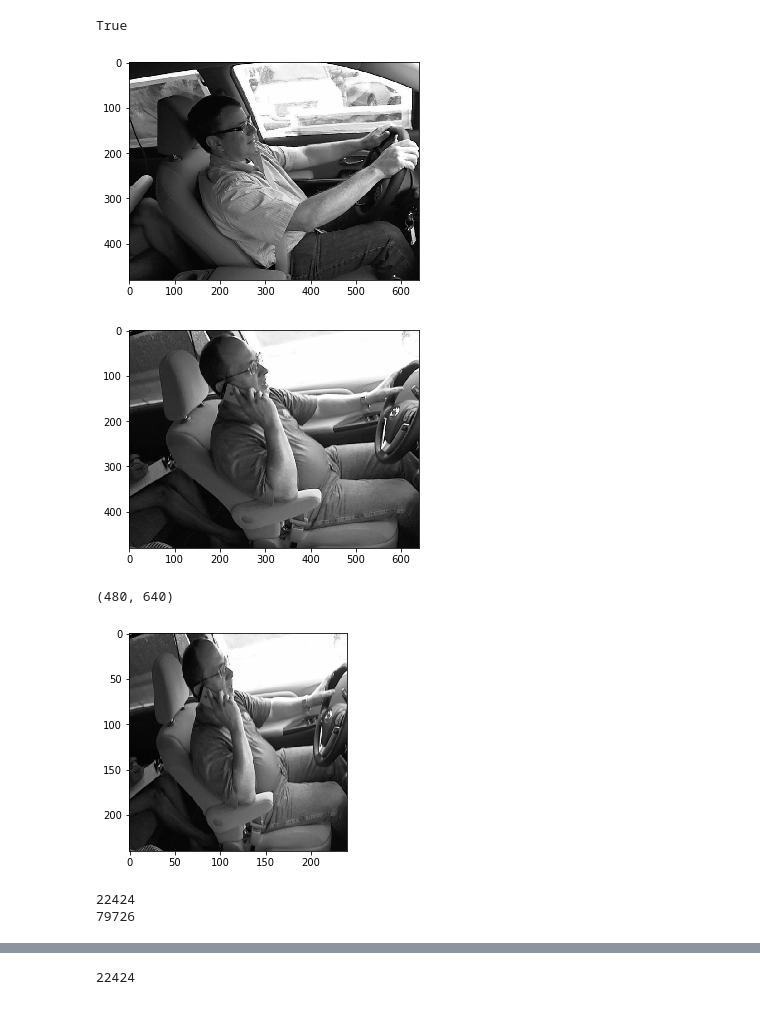
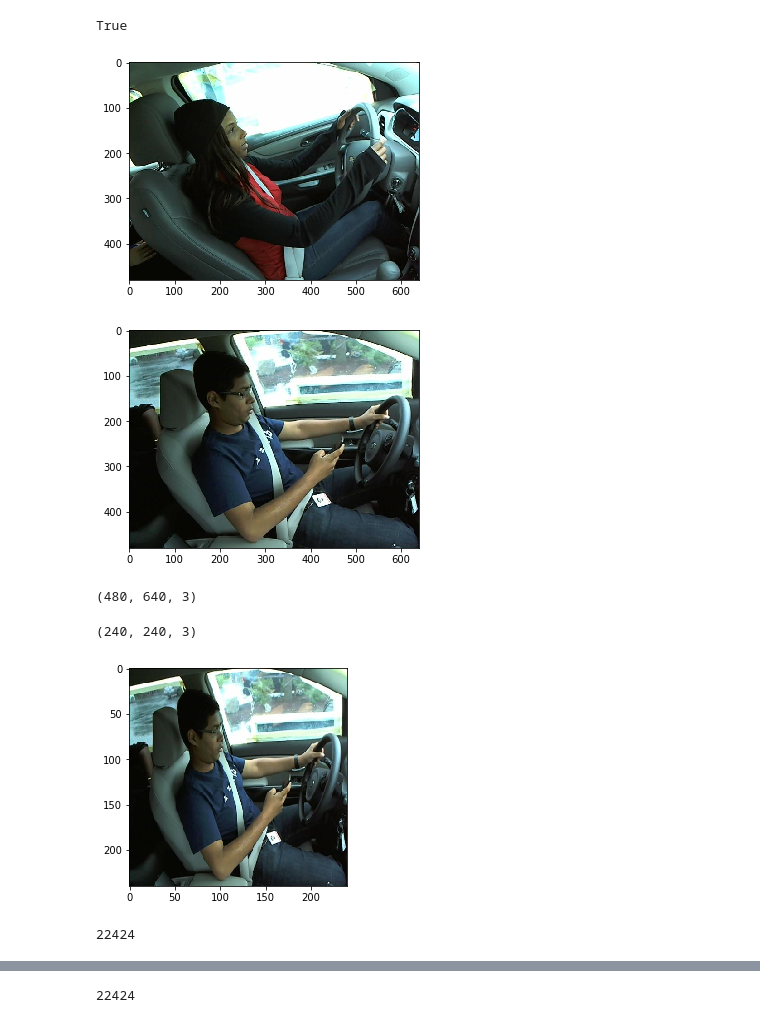
Before and after one commit to theRajeshReddy/Distracted_Driver_MultiAction_Classification, a Jupyter notebook: Distracted_Driver_MultiAction_Classification.ipynb, the cells around one changed output, grey strips where cells are left out. Saved outputs shown, nothing was run; the diff lists cells and outputs as text; code cells hidden in the pictures.

Commit message:
Enhanced Model to work with RGB scale insted of Gray before.

```diff
--- a/Distracted_Driver_MultiAction_Classification.ipynb
+++ b/Distracted_Driver_MultiAction_Classification.ipynb
@@ -110,7 +49,7 @@ from tensorflow.keras.layers import Conv2D, MaxPooling2D, Dense, Dropout, Flatte
 # %%
 # defining the path and classes.
-directory = r"train"
-test_directory = r"test"
+directory = '../input/train'
+test_directory = '../input/test/'
 classes = ['c0','c1','c2','c3','c4','c5','c6','c7','c8','c9']
 # %%
 # defining a shape to be used for our models.
@@ -120,36 +62,40 @@ img_size = 240
 for i in classes:
     path = os.path.join(directory,i)
     for img in os.listdir(path):
-        img_array = cv2.imread(os.path.join(path,img),cv2.IMREAD_GRAYSCALE)
-        plt.imshow(img_array, cmap='gray')
+        img_array = cv2.imread(os.path.join(path,img),cv2.IMREAD_COLOR)
+        RGB_img = cv2.cvtColor(img_array, cv2.COLOR_BGR2RGB)
+        plt.imshow(RGB_img)
         plt.show()
         break
     break
 # %% [output]
-[figure, old version]
+[figure, new version]
 # %%
 # Test class image for display.
 test_array = []
 for img in os.listdir(test_directory):
-    img_array = cv2.imread(os.path.join(test_directory,img),cv2.IMREAD_GRAYSCALE)
-    test_array = img_array
-    plt.imshow(img_array, cmap='gray')
+    img_array = cv2.imread(os.path.join(test_directory,img),cv2.IMREAD_COLOR)
+    RGB_img = cv2.cvtColor(img_array, cv2.COLOR_BGR2RGB)
+    test_array = RGB_img
+    plt.imshow(RGB_img)
     plt.show()
     break
 # %% [output]
-[figure, old version]
+[figure, new version]
 # %%
 # checkking image size using shape.
 print(img_array.shape)
 # %% [output]
-(480, 640)
+(480, 640, 3)
 # %%
 # trying out the resize image functionality
 new_img = cv2.resize(test_array,(img_size,img_size))
-plt.imshow(new_img,cmap='gray')
+print(new_img.shape)
+plt.imshow(new_img)
 plt.show()
 # %% [output]
+(240, 240, 3)
-[figure, old version]
+[figure, new version]
 # %%
 # creating a training dataset.
 training_data = []
@@ -181,8 +115,6 @@ create_testing_data()
 # %%
 print(len(training_data))
-print(len(testing_data))
 # %% [output]
 22424
-79726
 # %%
 random.shuffle(training_data)
```
Also changed, not shown: parts of 48 cells of this notebook.
